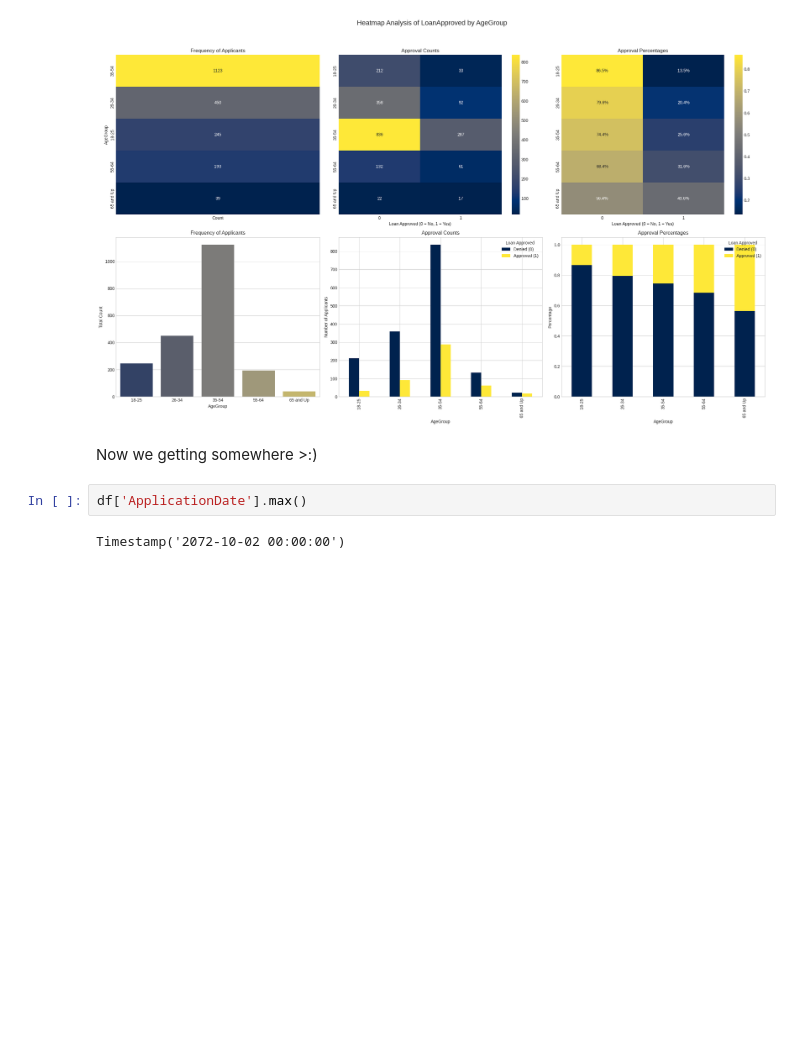
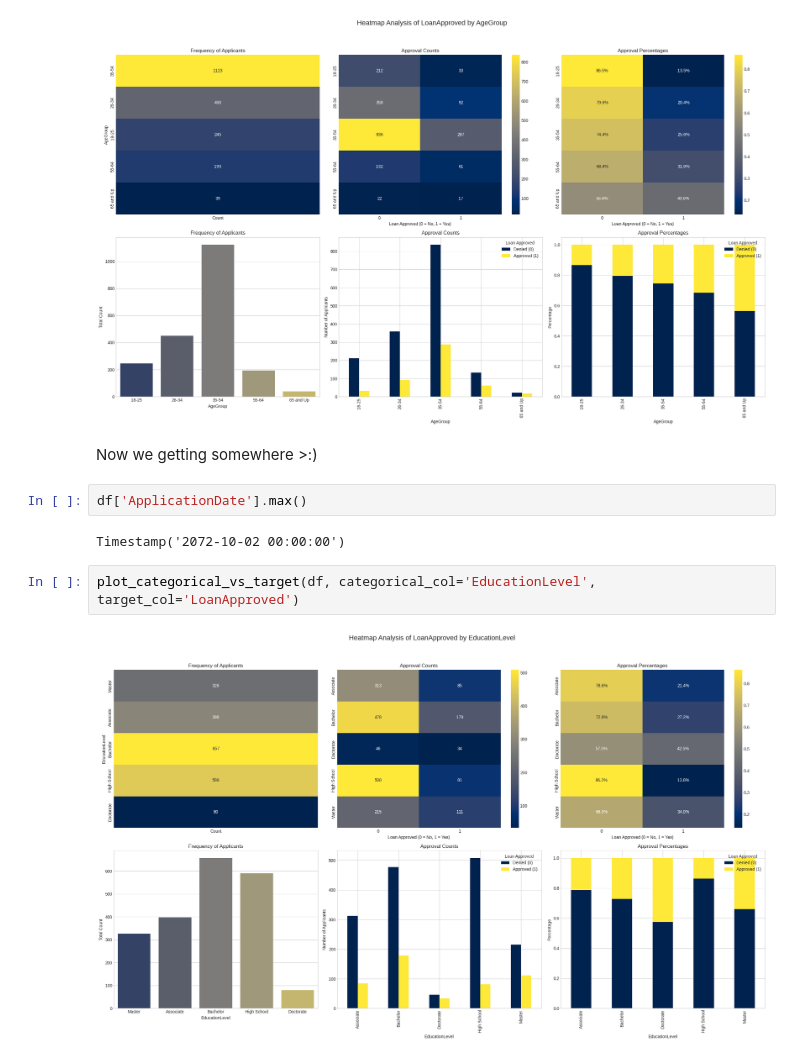
Before and after one commit to KimiyaVahidMotlagh/QBC-DA10-Group4Project1, a Jupyter notebook: DA10_EDA(Arash).ipynb, the cells around one changed output. Saved outputs shown, nothing was run; the diff lists cells and outputs as text; blank space fills up the shorter version.

```diff
--- a/DA10_EDA(Arash).ipynb
+++ b/DA10_EDA(Arash).ipynb
@@ -537,3 +537,7 @@ Now we getting somewhere >:)
 df['ApplicationDate'].max()
 # %% [output]
 Timestamp('2072-10-02 00:00:00')
+# %%
+plot_categorical_vs_target(df, categorical_col='EducationLevel', target_col='LoanApproved')
+# %% [output]
+[figure, added]
```
